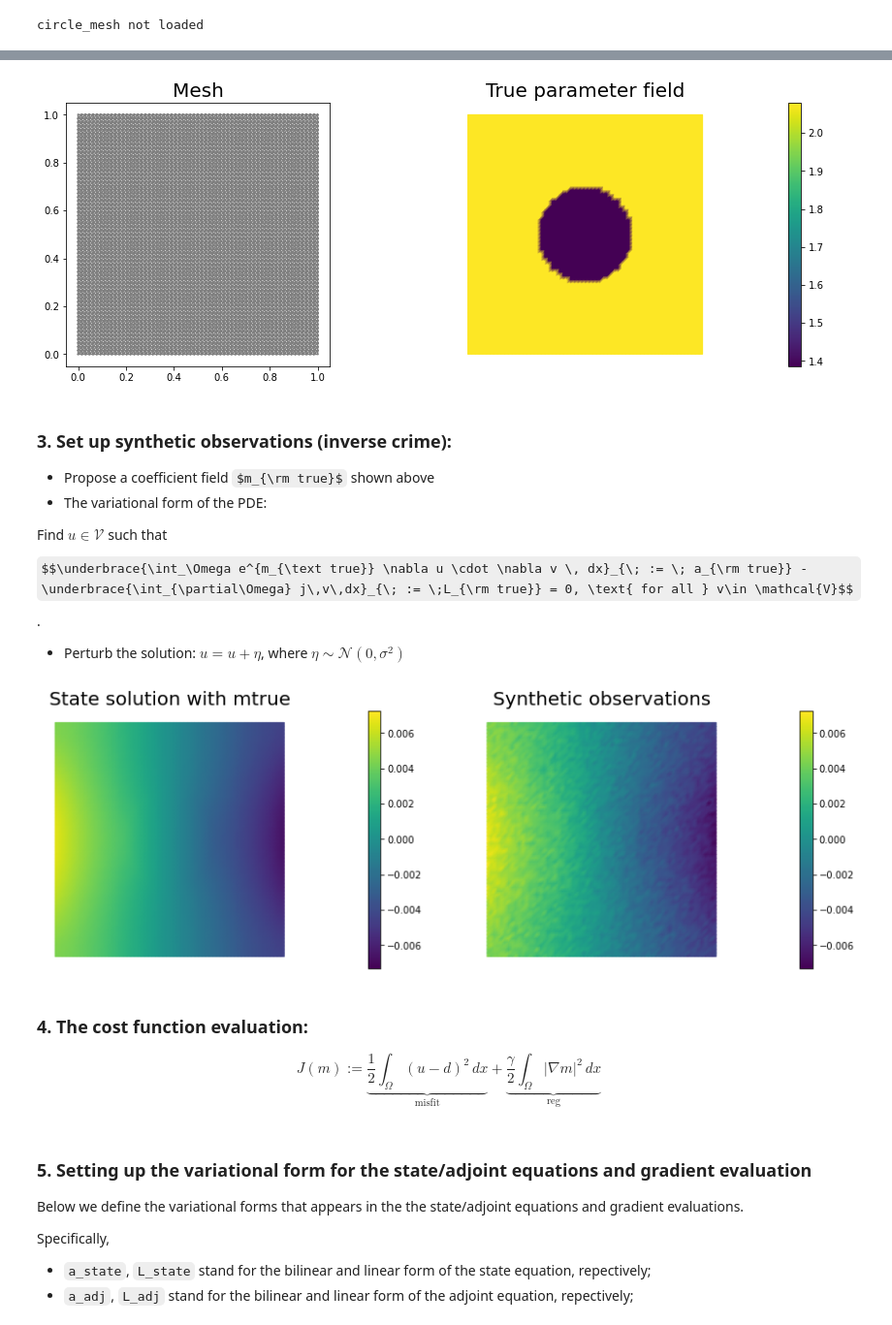
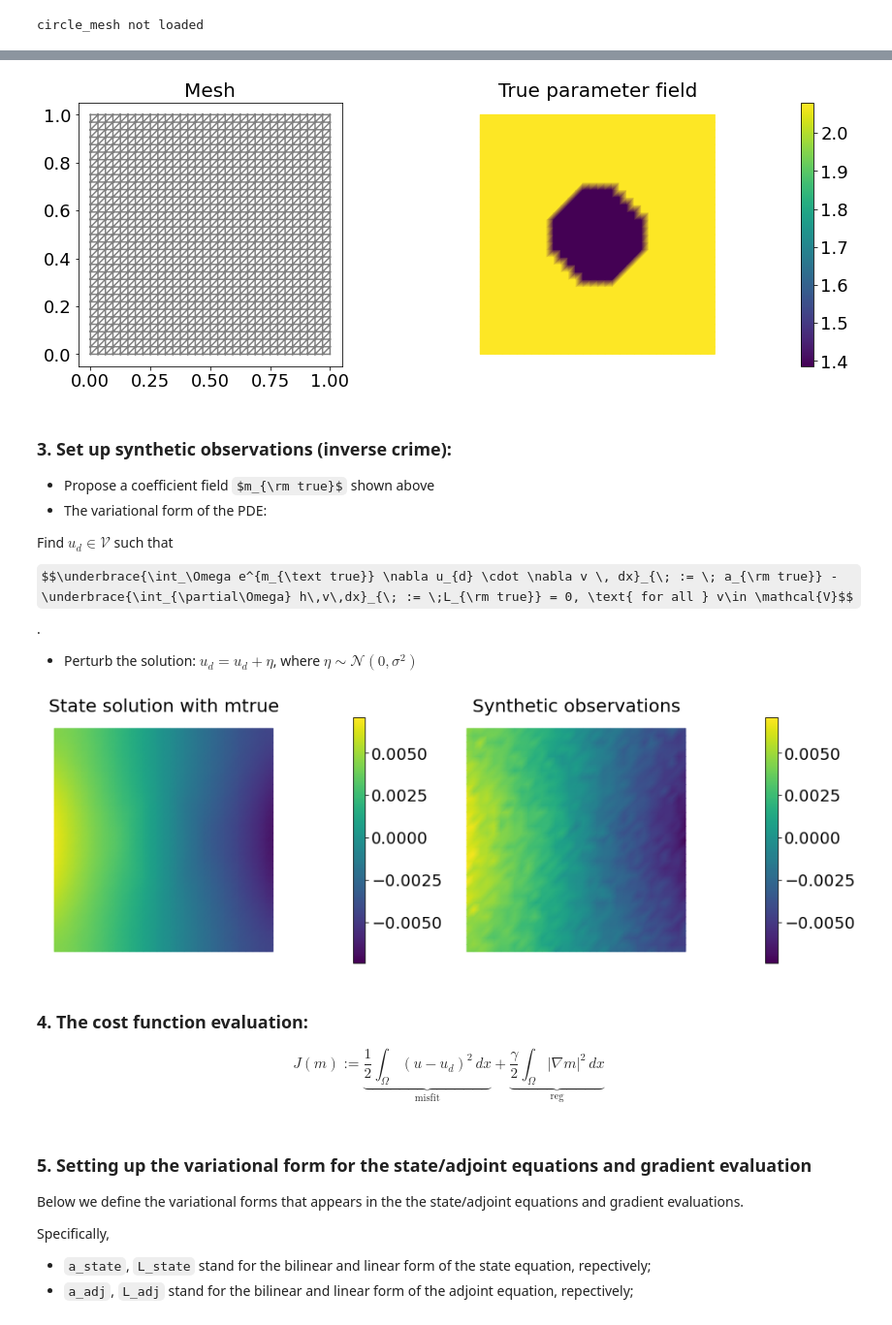
Before and after one commit to npetra/vippde-lab, a Jupyter notebook: 02_PDEConstrainedInverseProblems/ip-poisson-deterministic-incg.ipynb, the cells around one changed output, grey strips where cells are left out. Shown at 97% size. Cells and saved outputs as stored; diff of their text form; code cells hidden in the pictures; some formulas as TeX source.

```diff
--- a/02_PDEConstrainedInverseProblems/ip-poisson-deterministic-incg.ipynb
+++ b/02_PDEConstrainedInverseProblems/ip-poisson-deterministic-incg.ipynb
@@ -204,16 +204,16 @@ By the end of this notebook, you should be able to:
 # %% [markdown]
 ### 1. Import dependencies
 # %%
+import numpy as np
+import matplotlib.pyplot as plt
+%matplotlib inline
+plt.rcParams.update({'font.size': 18})
+plt.rcParams['figure.figsize'] = [10, 5]
+
 import dolfin as dl
-import numpy as np
-
-from hippylib import *
+from hippylib import nb
 
 import logging
-
-import matplotlib.pyplot as plt
-%matplotlib inline
-
 logging.getLogger('FFC').setLevel(logging.WARNING)
 logging.getLogger('UFL').setLevel(logging.WARNING)
 dl.set_log_active(False)
@@ -234,7 +234,7 @@ $$ j(x,y) = (x - 0.5)y(y-1) \; \forall {\boldsymbol{x}=(x,y)} \in \partial\Omega
 # %%
 # create mesh and define function spaces
-nx = 64
-ny = 64
+nx = 32
+ny = 32
 mesh = dl.UnitSquareMesh(nx, ny)
 Vm = dl.FunctionSpace(mesh, 'Lagrange', 1)
 Vu = dl.FunctionSpace(mesh, 'Lagrange', 2)
@@ -253,7 +253,7 @@ u_trial, m_trial, p_trial = dl.TrialFunction(Vu), dl.TrialFunction(Vm), dl.Trial
 u_test,  m_test,  p_test  = dl.TestFunction(Vu),  dl.TestFunction(Vm),  dl.TestFunction(Vu)
 
 # initialize input functions
-j  = dl.Expression("(x[0]-.5)*x[1]*(x[1]-1)", degree=3)
+h  = dl.Expression("(x[0]-.5)*x[1]*(x[1]-1)", degree=3)
 
 # plot
 plt.figure(figsize=(15,5))
@@ -261,7 +261,7 @@ nb.plot(mesh,subplot_loc=121, mytitle="Mesh", show_axis='on')
 nb.plot(mtrue,subplot_loc=122, mytitle="True parameter field")
 plt.show()
 # %% [output]
-[figure, old version]
+[figure, new version]
 # %%
 # Fix the value of the state at the center of the domain
 def d_boundary(x,on_boundary):
@@ -276,48 +276,49 @@ bc_adj   = dl.DirichletBC(Vu, dl.Constant(0.), d_boundary, "pointwise")
 - Propose a coefficient field $m_{\rm true}$ shown above
 - The variational form of the PDE:
 
-Find $u\in \mathcal{V}$ such that
+Find $u_{d}\in \mathcal{V}$ such that
 
-$$\underbrace{\int_\Omega e^{m_{\text true}} \nabla u \cdot \nabla v \, dx}_{\; := \; a_{\rm true}} - \underbrace{\int_{\partial\Omega} j\,v\,dx}_{\; := \;L_{\rm true}} = 0, \text{ for all } v\in \mathcal{V}$$.
+$$\underbrace{\int_\Omega e^{m_{\text true}} \nabla u_{d} \cdot \nabla v \, dx}_{\; := \; a_{\rm true}} - \underbrace{\int_{\partial\Omega} h\,v\,dx}_{\; := \;L_{\rm true}} = 0, \text{ for all } v\in \mathcal{V}$$.
 
-- Perturb the solution: $u = u + \eta$, where $\eta \sim \mathcal{N}(0, \sigma^2)$
+- Perturb the solution: $u_{d} = u_{d} + \eta$, where $\eta \sim \mathcal{N}(0, \sigma^2)$
 # %%
 # noise level
 noise_level = 0.05
 
 # weak form for setting up the synthetic observations
 a_true = dl.inner(dl.exp(mtrue) * dl.grad(u_trial), dl.grad(u_test)) * dl.dx
-L_true = dl.inner(j, u_test) * dl.ds
+L_true = dl.inner(h, u_test) * dl.ds
 
 # solve the forward/state problem to generate synthetic observations
 A_true, b_true = dl.assemble_system(a_true, L_true, bc_state)
 
 utrue = dl.Function(Vu)
 dl.solve(A_true, utrue.vector(), b_true)
 
-d = dl.Function(Vu)
-d.assign(utrue)
+ud = dl.Function(Vu)
+ud.assign(utrue)
 
 # perturb state solution and create synthetic measurements d
 # d = u + ||u||/SNR * random.normal
-MAX = d.vector().norm("linf")
+MAX   = ud.vector().norm("linf")
 noise = dl.Vector()
-A_true.init_vector(noise,1)
-noise.set_local( noise_level * MAX * np.random.normal(0, 1, len(d.vector().get_local())) )
+noise.init(Vu.dim())
+
+noise.set_local( noise_level * MAX * np.random.normal(0., 1., Vu.dim()))
 bc_adj.apply(noise)
 
-d.vector().axpy(1., noise)
+ud.vector().axpy(1., noise)
 
 # plot
-nb.multi1_plot([utrue, d], ["State solution with mtrue", "Synthetic observations"])
+nb.multi1_plot([utrue, ud], ["State solution with mtrue", "Synthetic observations"])
 plt.show()
 # %% [output]
-[figure, old version]
+[figure, new version]
 # %% [markdown]
 ### 4. The cost function evaluation:
 
 $$
-J(m):=\underbrace{\frac{1}{2}\int_\Omega (u-d)^2\, dx}_{\text{misfit} } + \underbrace{\frac{\gamma}{2}\int_\Omega|\nabla m|^2\,dx}_{\text{reg}}
+J(m):=\underbrace{\frac{1}{2}\int_\Omega (u-u_{d})^2\, dx}_{\text{misfit} } + \underbrace{\frac{\gamma}{2}\int_\Omega|\nabla m|^2\,dx}_{\text{reg}}
 $$
 # %%
 # regularization parameter
```
Also changed, not shown: parts of 10 cells of this notebook.
